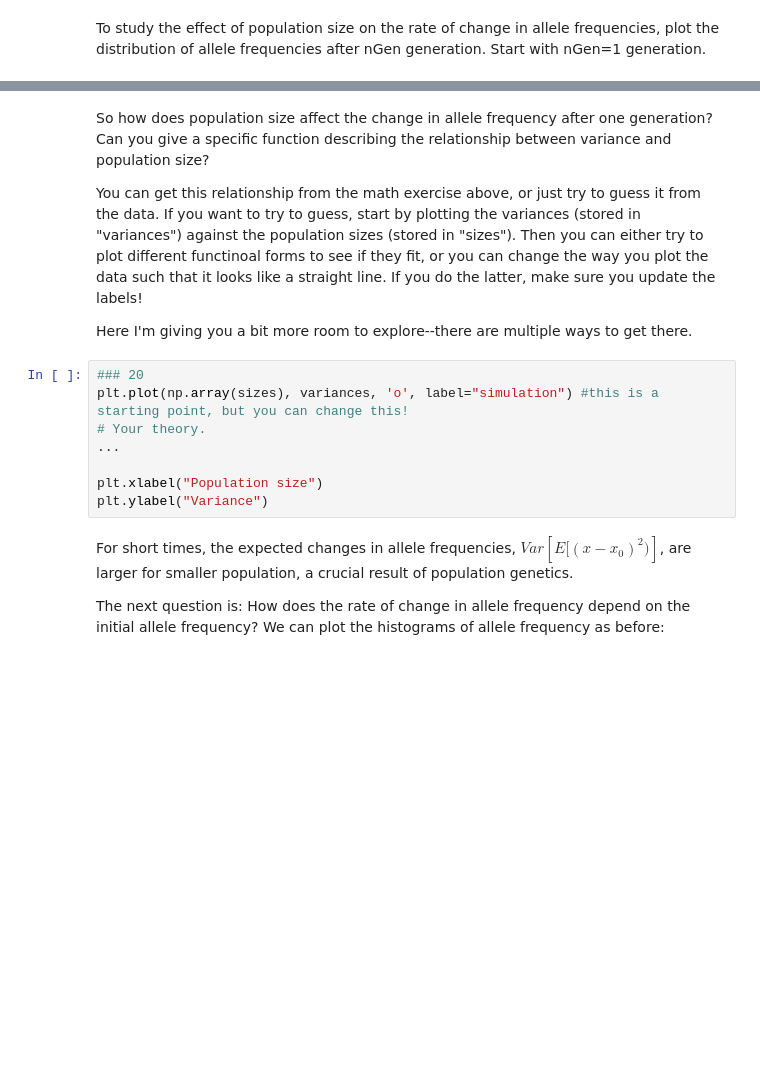
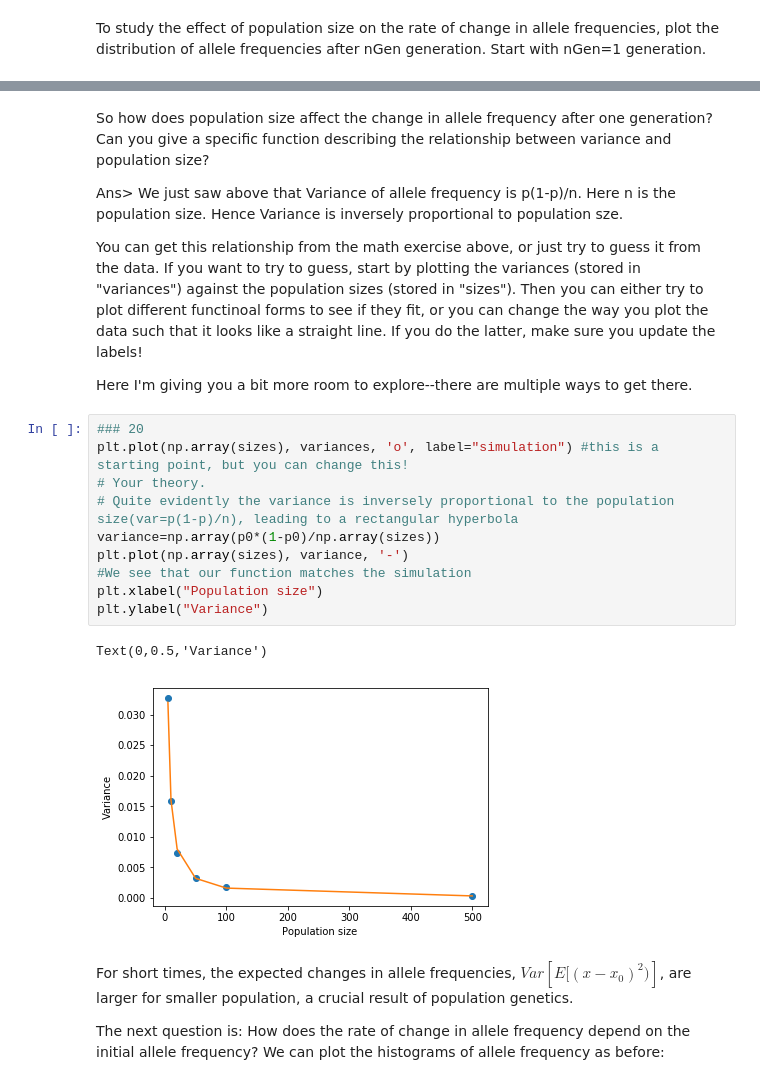
Before and after one commit to Nairit11/C3G-WarmUp, a Jupyter notebook: Wright-Fisher.ipynb, the cells around one changed output, grey strips where cells are left out. Saved outputs shown, nothing was run; the diff lists cells and outputs as text; blank space fills up the shorter version.

```diff
--- a/Wright-Fisher.ipynb
+++ b/Wright-Fisher.ipynb
@@ -451,5 +496,7 @@ plt.legend()
 # %% [markdown]
 So how does population size affect the change in allele frequency after one generation? Can you give a specific function describing the relationship between variance and population size?
+
+Ans> We just saw above that Variance of allele frequency is p(1-p)/n. Here n is the population size. Hence Variance is inversely proportional to population sze.
 
 You can get this relationship from the math exercise above, or just try to guess it from the data. If you want to try to guess, start by plotting the variances (stored in "variances") against the population sizes (stored in "sizes"). Then you can either try to plot different functinoal forms to see if they fit, or you can change the way you plot the data such that it looks like a straight line. If you do the latter, make sure you update the labels!
 
@@ -457,11 +504,16 @@ Here I'm giving you a bit more room to explore--there are multiple ways to get t
 # %%
 ### 20
 plt.plot(np.array(sizes), variances, 'o', label="simulation") #this is a starting point, but you can change this!
 # Your theory.
-...
-
+# Quite evidently the variance is inversely proportional to the population size(var=p(1-p)/n), leading to a rectangular hyperbola
+variance=np.array(p0*(1-p0)/np.array(sizes))
+plt.plot(np.array(sizes), variance, '-')
+#We see that our function matches the simulation
 plt.xlabel("Population size")
 plt.ylabel("Variance")
+# %% [output]
+Text(0,0.5,'Variance')
+[figure, added]
 # %% [markdown]
 For short times, the expected changes in allele frequencies, $Var\left[E[(x-x_0)^2)\right]$, are larger for smaller population, a crucial result of population genetics.
 
```
Also changed, not shown: parts of 24 cells of this notebook.
